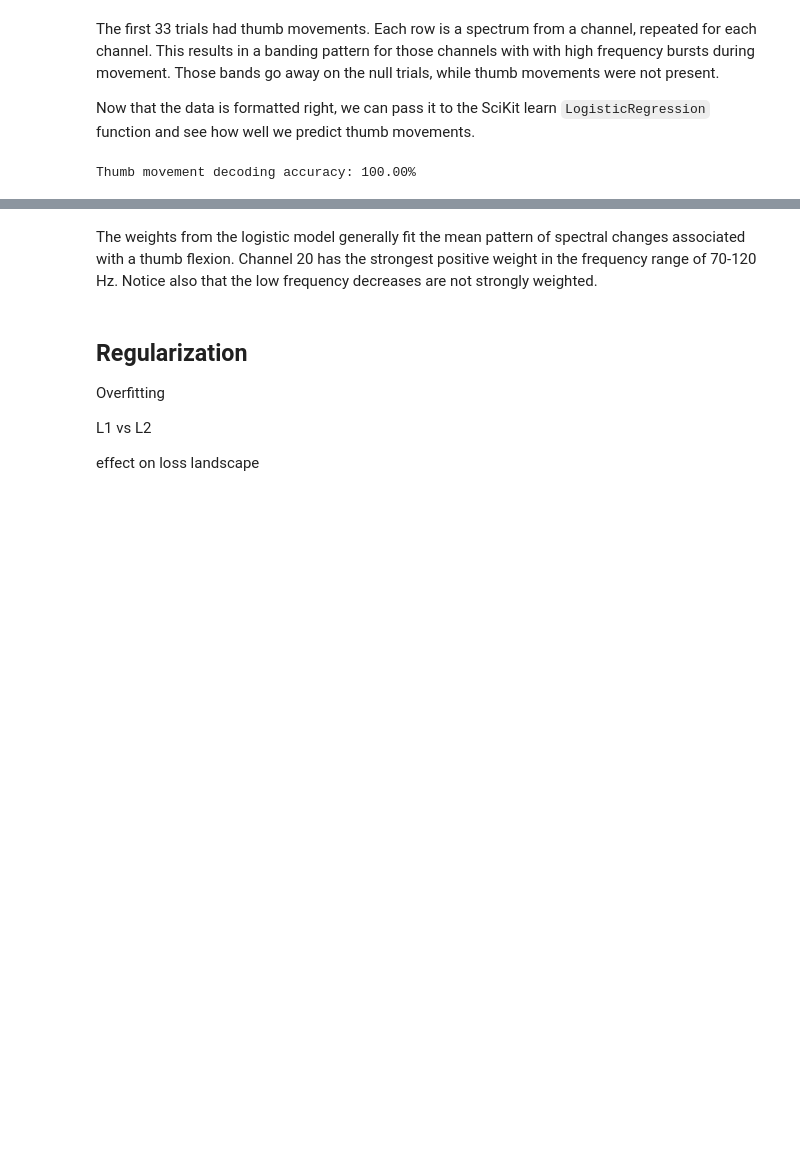
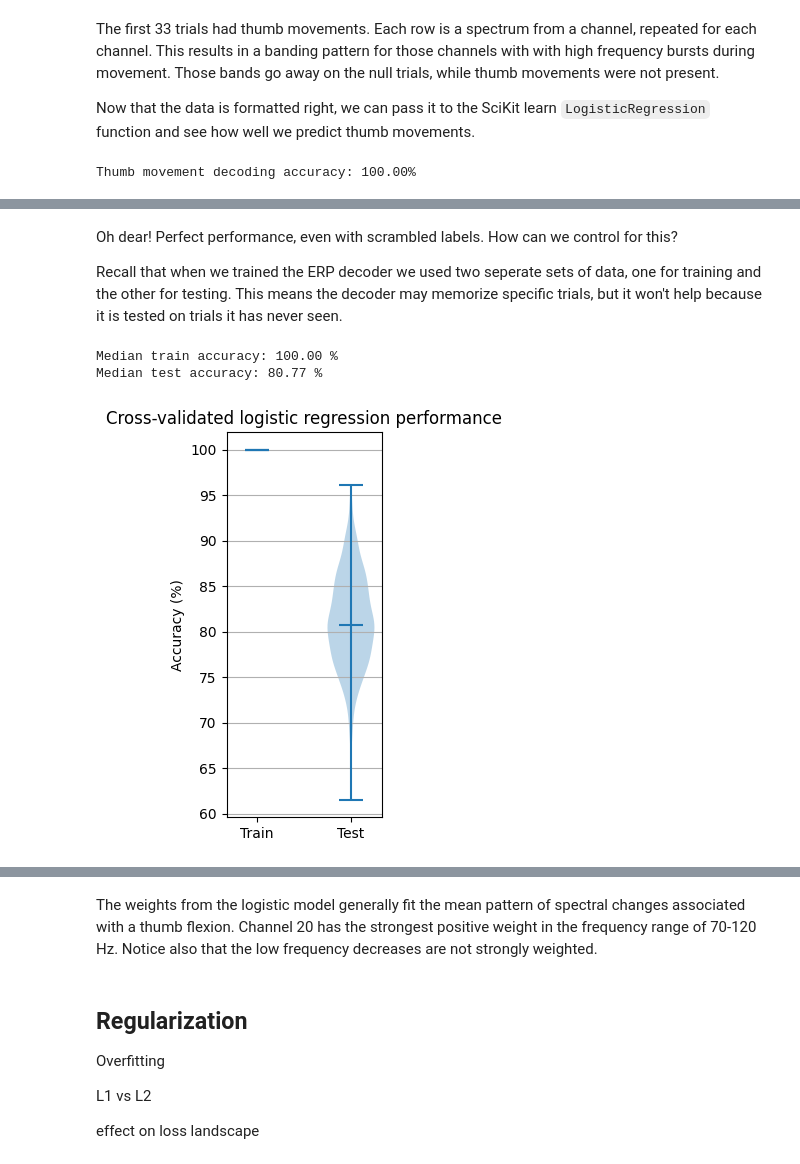
Before and after one commit to dbheadley/DecodingTheBrain, a Jupyter notebook: Week7/notes.ipynb, the cells around one changed output, grey strips where cells are left out. Drawn from its saved outputs; the diff is of its cells as text; code cells hidden in the pictures; blank space fills up the shorter version.

```diff
--- a/Week7/notes.ipynb
+++ b/Week7/notes.ipynb
@@ -298,0 +312,74 @@ Now we can inspect the features that drive the decoding performance. To this, we
+# %% [markdown]
+Oh dear! Perfect performance, even with scrambled labels. How can we control for this?
+
+Recall that when we trained the ERP decoder we used two seperate sets of data, one for training and the other for testing. This means the decoder may memorize specific trials, but it won't help because it is tested on trials it has never seen.
+# %%
+# Fit and evalulate logistic regression model to ECoG spectra using cross-validation
+def logreg_traintest(feats, lbls, k, **kwargs):
+    """
+    Function to train and test a logistic regression model using k-fold cross-validation.
+
+    Parameters
+    ----------
+    feats : array
+        Array of features, where each row is a trial and each column is a feature.
+    lbls : array
+        Array of labels, where each element is the label for the corresponding row in feats.
+    k : int
+        Number of folds for cross-validation.
+    **kwargs : dict
+        Keyword arguments for sklearn.linear_model.LogisticRegression.
+
+    Returns
+    -------
+    score_train : float
+        Balanced accuracy score for training data.
+    score_test : float
+        Balanced accuracy score for testing data.
+    """
+
+    # split data into train and test sets
+    kstratsplit = StratifiedKFold(n_splits=k, shuffle=True)
+    test_idxs, train_idxs = next(kstratsplit.split(feats, lbls))
+    feats_test = feats[test_idxs,:]
+    feats_train = feats[train_idxs,:]
+    lbls_test = lbls[test_idxs]
+    lbls_train = lbls[train_idxs]
+
+    # fit logistic regression model
+    log_mdl = LogisticRegression(**kwargs)
+    log_mdl.fit(feats_train, lbls_train)
+
+    # get model predictions
+    lbls_train_pred = log_mdl.predict(feats_train)
+    lbls_test_pred = log_mdl.predict(feats_test)
+
+    # get model accuracy
+    score_train = balanced_accuracy_score(lbls_train, lbls_train_pred)
+    score_test = balanced_accuracy_score(lbls_test, lbls_test_pred)
+
+    return score_train*100, score_test*100
+
+# Run logistic regression model on ERP data
+num_runs = 1000
+scores_train = np.zeros(num_runs)
+scores_test = np.zeros(num_runs)
+for i in range(num_runs):
+    scores_train[i], scores_test[i] = logreg_traintest(thumb_feats, thumb_lbls, 5, penalty=None)
+
+# plot violin plot of scores compared across train and test sets
+fig, ax = plt.subplots(figsize=(2,5))
+ax.violinplot([scores_train, scores_test], showmedians=True)
+ax.set_xticks([1, 2])
+ax.set_xticklabels(['Train', 'Test'])
+ax.set_ylabel('Accuracy (%)')
+ax.grid(axis='y')
+ax.set_title('Cross-validated logistic regression performance')
+
+# print median performance for train and test sets
+print('Median train accuracy: {:.2f} %'.format(np.median(scores_train)))
+print('Median test accuracy: {:.2f} %'.format(np.median(scores_test)))
+# %% [output]
+Median train accuracy: 100.00 %
+Median test accuracy: 80.77 %
+[figure, added]
```
Also changed, not shown: parts of 8 cells of this notebook.
